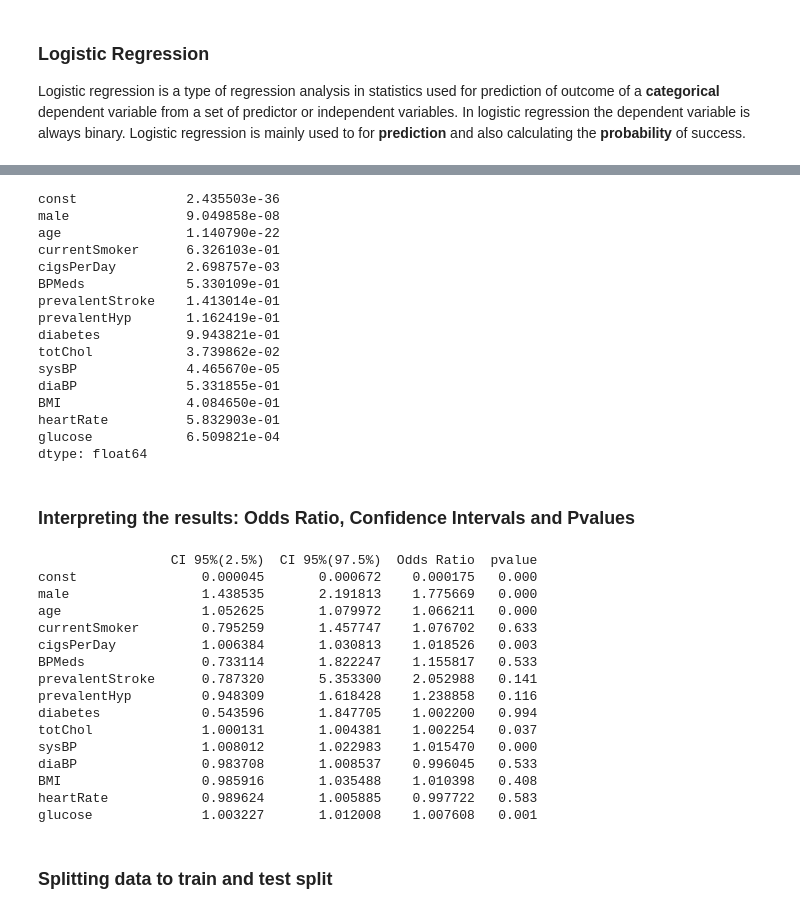
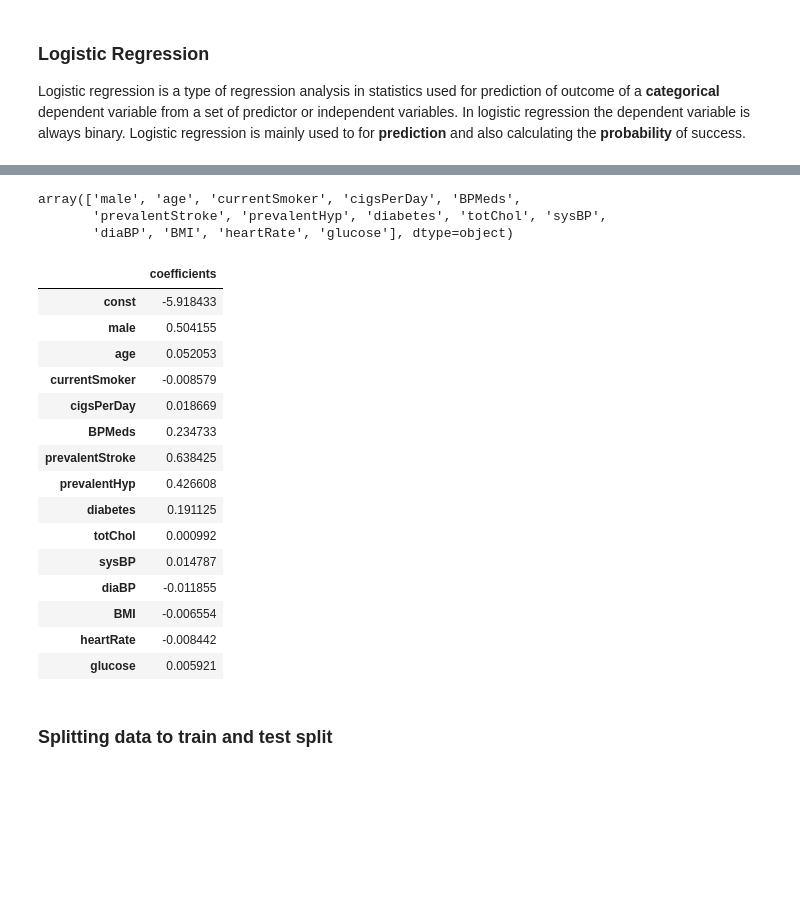
Before and after one commit to dangpzanco/tutorial-ai, a Jupyter notebook: Heart_Disease_LR.ipynb, the cells around one changed output, grey strips where cells are left out. Saved outputs shown, nothing was run; the diff lists cells and outputs as text; code cells hidden in the pictures; blank space fills up the shorter version.

```diff
--- a/Heart_Disease_LR.ipynb
+++ b/Heart_Disease_LR.ipynb
@@ -242,49 +139,37 @@ teste
-# %%
-result.pvalues
-# %% [output]
-const              2.435503e-36
-male               9.049858e-08
-age                1.140790e-22
-currentSmoker      6.326103e-01
-cigsPerDay         2.698757e-03
-BPMeds             5.330109e-01
-prevalentStroke    1.413014e-01
-prevalentHyp       1.162419e-01
-diabetes           9.943821e-01
-totChol            3.739862e-02
-sysBP              4.465670e-05
-diaBP              5.331855e-01
-BMI                4.084650e-01
-heartRate          5.832903e-01
-glucose            6.509821e-04
-dtype: float64
-# %% [markdown]
-### Interpreting the results: Odds Ratio, Confidence Intervals and Pvalues
-# %%
-params = np.exp(result.params)
-conf = np.exp(result.conf_int())
-conf['OR'] = params
-pvalue=round(result.pvalues,3)
-conf['pvalue']=pvalue
-conf.columns = ['CI 95%(2.5%)', 'CI 95%(97.5%)', 'Odds Ratio','pvalue']
-print ((conf))
-# %% [output]
-                 CI 95%(2.5%)  CI 95%(97.5%)  Odds Ratio  pvalue
-const                0.000045       0.000672    0.000175   0.000
-male                 1.438535       2.191813    1.775669   0.000
-age                  1.052625       1.079972    1.066211   0.000
-currentSmoker        0.795259       1.457747    1.076702   0.633
-cigsPerDay           1.006384       1.030813    1.018526   0.003
-BPMeds               0.733114       1.822247    1.155817   0.533
-prevalentStroke      0.787320       5.353300    2.052988   0.141
-prevalentHyp         0.948309       1.618428    1.238858   0.116
-diabetes             0.543596       1.847705    1.002200   0.994
-totChol              1.000131       1.004381    1.002254   0.037
-sysBP                1.008012       1.022983    1.015470   0.000
-diaBP                0.983708       1.008537    0.996045   0.533
-BMI                  0.985916       1.035488    1.010398   0.408
-heartRate            0.989624       1.005885    0.997722   0.583
-glucose              1.003227       1.012008    1.007608   0.001
+# %%
+feature_list = heart_df.columns[:-1].values
+
+X = heart_df[feature_list].values
+y = heart_df.TenYearCHD.values
+
+feature_list
+# %% [output]
+array(['male', 'age', 'currentSmoker', 'cigsPerDay', 'BPMeds',
+       'prevalentStroke', 'prevalentHyp', 'diabetes', 'totChol', 'sysBP',
+       'diaBP', 'BMI', 'heartRate', 'glucose'], dtype=object)
+# %%
+model = LogisticRegression().fit(X, y)
+# %%
+coefficients = np.hstack([model.intercept_, model.coef_.ravel()])
+results = pd.DataFrame(coefficients, index=['const', *feature_list], columns=['coefficients'])
+results
+# %% [output]
+|  | coefficients |
+| const | -5.918433 |
+| male | 0.504155 |
+| age | 0.052053 |
+| currentSmoker | -0.008579 |
+| cigsPerDay | 0.018669 |
+| BPMeds | 0.234733 |
+| prevalentStroke | 0.638425 |
+| prevalentHyp | 0.426608 |
+| diabetes | 0.191125 |
+| totChol | 0.000992 |
+| sysBP | 0.014787 |
+| diaBP | -0.011855 |
+| BMI | -0.006554 |
+| heartRate | -0.008442 |
+| glucose | 0.005921 |
 # %% [markdown]
 ### Splitting data to train and test split
 # %%
```
Also changed, not shown: parts of 39 cells of this notebook, 4 other files.
